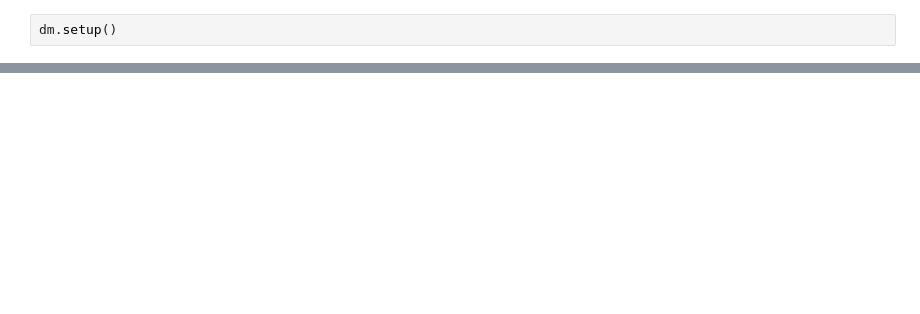
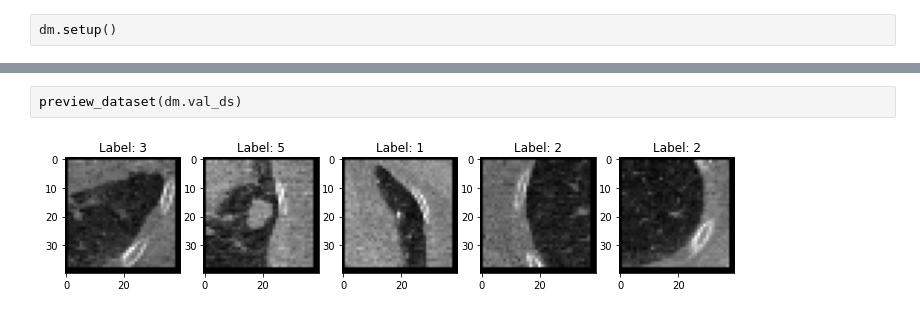
Before and after one commit to felixpeters/lung-cancer-detection, a Jupyter notebook: nbs/12_Classification_Data_Module.ipynb, the cells around one changed output, grey strips where cells are left out. Drawn from its saved outputs; the diff is of its cells as text; blank space fills up the shorter version.

```diff
--- a/nbs/12_Classification_Data_Module.ipynb
+++ b/nbs/12_Classification_Data_Module.ipynb
@@ -301,0 +116,4 @@ preview_dataset(ds)
+# %%
+preview_dataset(dm.val_ds)
+# %% [output]
+[figure, added]
```
Also changed, not shown: parts of 35 cells of this notebook, 2 other files.
